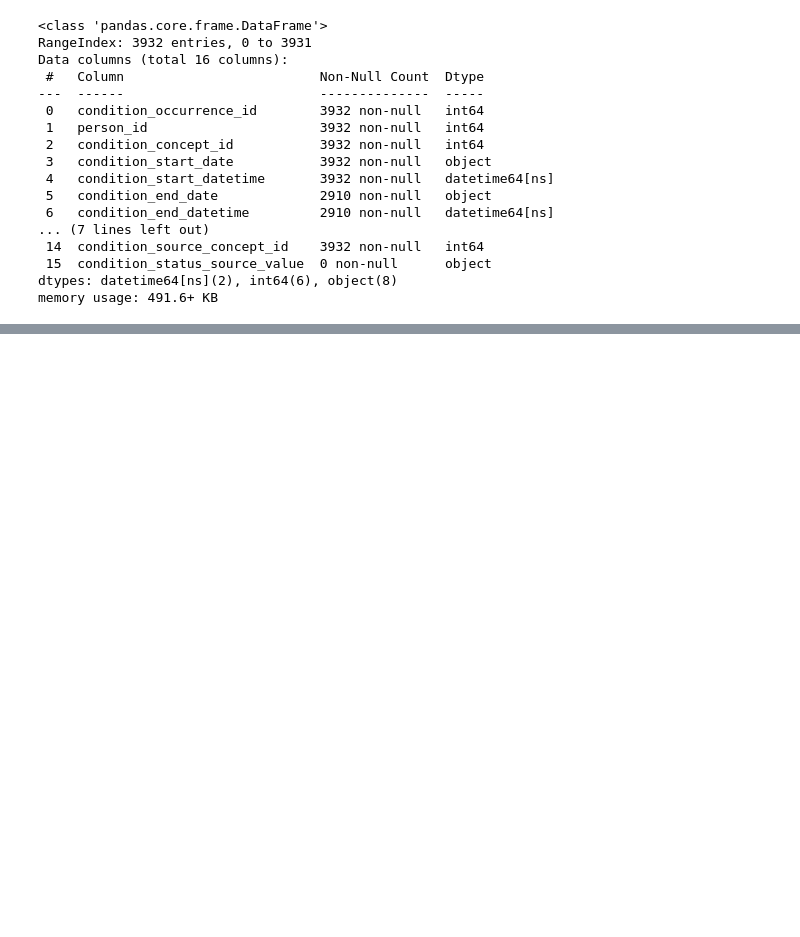
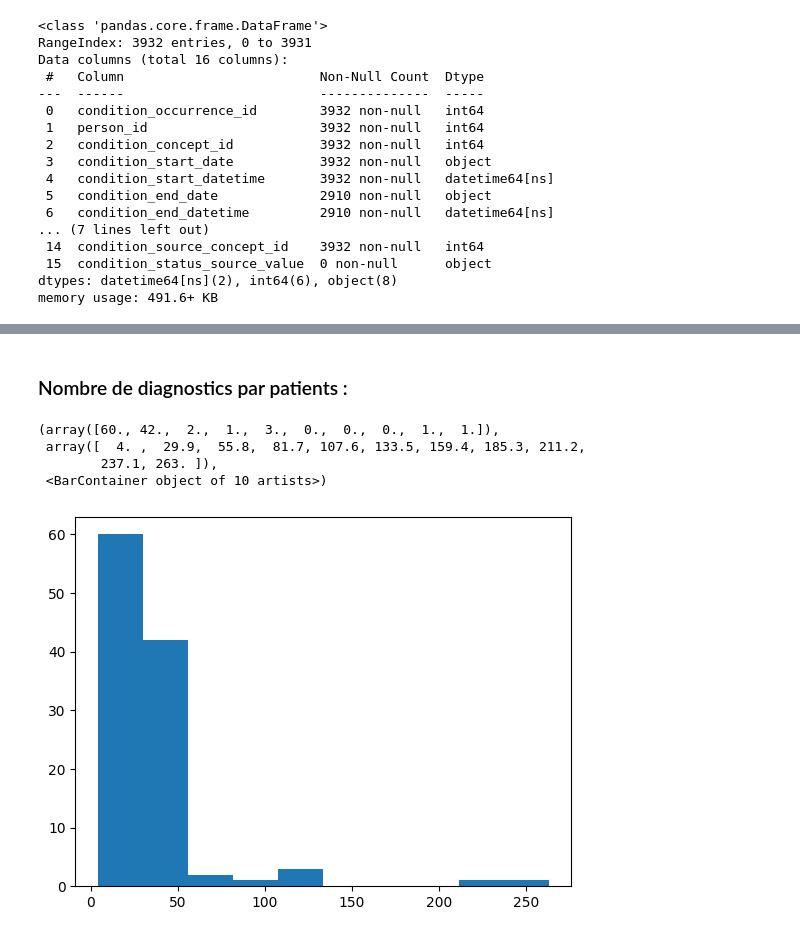
Before and after one commit to CyrilBvt13/OMOP, a Jupyter notebook: notebooks/03_Conditions.ipynb, the cells around one changed output, grey strips where cells are left out. Saved outputs shown, nothing was run; the diff lists cells and outputs as text; code cells hidden in the pictures; blank space fills up the shorter version.

```diff
--- a/notebooks/03_Conditions.ipynb
+++ b/notebooks/03_Conditions.ipynb
@@ -92,6 +93,18 @@ Nombre de diagnostics par patients :
+# %% [markdown]
+### Nombre de diagnostics par patients :
 # %%
+conditions_per_patient = sql("""
 SELECT
     person_id,
     COUNT(*) nb
 FROM omop.condition_occurrence
-GROUP BY person_id;
+GROUP BY person_id
+""")
+# %%
+plt.hist(conditions_per_patient["nb"])
+# %% [output]
+(array([60., 42.,  2.,  1.,  3.,  0.,  0.,  0.,  1.,  1.]),
+ array([  4. ,  29.9,  55.8,  81.7, 107.6, 133.5, 159.4, 185.3, 211.2,
+        237.1, 263. ]),
+ <BarContainer object of 10 artists>)
+[figure, added]
```
Also changed, not shown: parts of 10 cells of this notebook, 3 other files.
